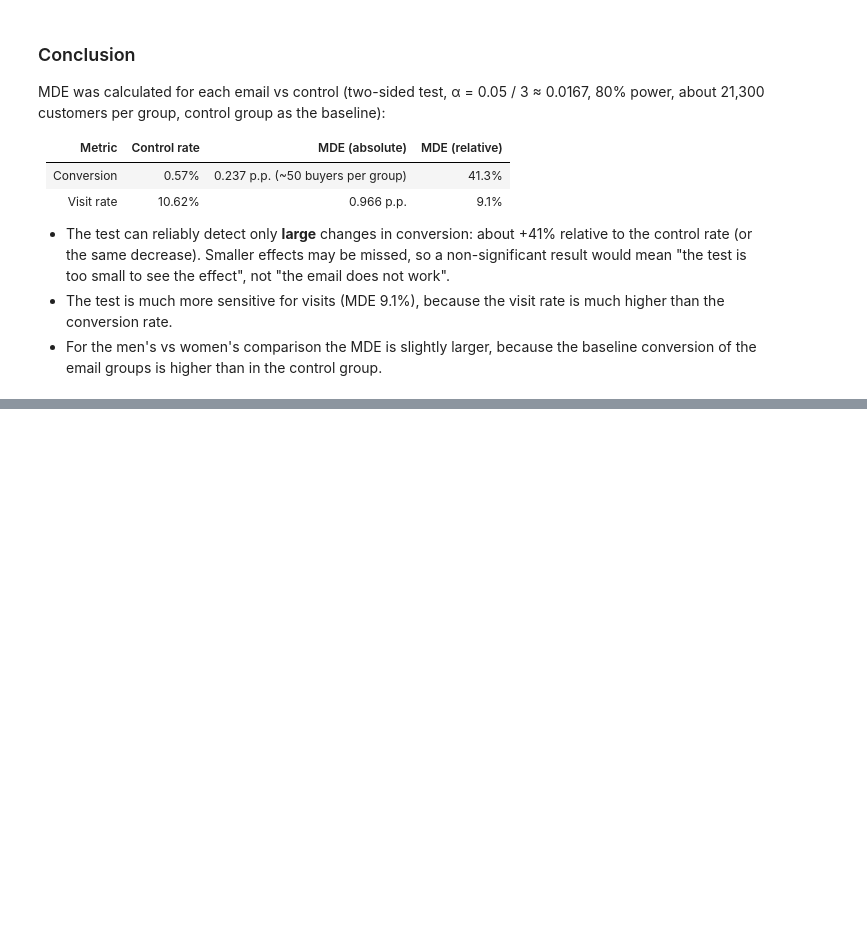
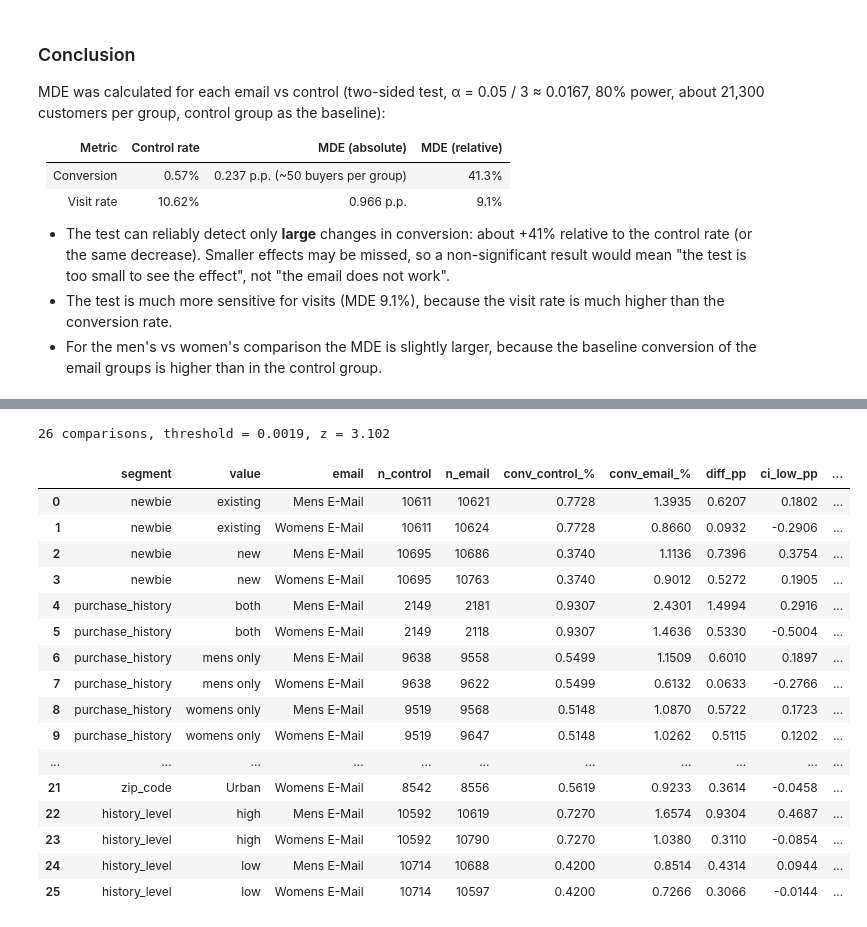
Before and after one commit to TemurRikhsitillaev/hillstrom-ab-test, a Jupyter notebook: notebook/hillstrom_ab_test.ipynb, the cells around one changed output, grey strips where cells are left out. Saved outputs shown, nothing was run; the diff lists cells and outputs as text; code cells hidden in the pictures; blank space fills up the shorter version.

```diff
--- a/notebook/hillstrom_ab_test.ipynb
+++ b/notebook/hillstrom_ab_test.ipynb
@@ -455,0 +772,73 @@ MDE was calculated for each email vs control (two-sided test, α = 0.05 / 3 ≈
+# %%
+df['purchase_history'] = np.select(
+    [(df['mens'] == 1) & (df['womens'] == 0), (df['mens'] == 0) & (df['womens'] == 1)],
+    ['mens only', 'womens only'],
+    default='both',
+)
+df['history_level'] = np.where(df['history'] >= df['history'].median(), 'high', 'low')
+df['newbie_label'] = df['newbie'].map({0: 'existing', 1: 'new'})
+
+segment_columns = {
+    'newbie': 'newbie_label',
+    'purchase_history': 'purchase_history',
+    'channel': 'channel',
+    'zip_code': 'zip_code',
+    'history_level': 'history_level',
+}
+emails = ['Mens E-Mail', 'Womens E-Mail']
+
+n_comparisons = sum(df[col].nunique() for col in segment_columns.values()) * len(emails)
+alpha_seg = 0.05 / n_comparisons
+z_seg = norm.ppf(1 - alpha_seg / 2)
+print(f'{n_comparisons} comparisons, threshold = {alpha_seg:.4f}, z = {z_seg:.3f}')
+
+rows = []
+for segment, col in segment_columns.items():
+    for value in sorted(df[col].unique()):
+        part = df[df[col] == value]
+        a = part[part['segment'] == 'No E-Mail']['conversion']
+        for email in emails:
+            b = part[part['segment'] == email]['conversion']
+            x_a, n_a, x_b, n_b = a.sum(), len(a), b.sum(), len(b)
+            p_a, p_b = x_a / n_a, x_b / n_b
+            p_pool = (x_a + x_b) / (n_a + n_b)
+            se_test = np.sqrt(p_pool * (1 - p_pool) * (1 / n_a + 1 / n_b))
+            se_ci = np.sqrt(p_a * (1 - p_a) / n_a + p_b * (1 - p_b) / n_b)
+            z = (p_b - p_a) / se_test
+            p_value = 2 * norm.sf(abs(z))
+            rows.append({
+                'segment': segment,
+                'value': value,
+                'email': email,
+                'n_control': n_a,
+                'n_email': n_b,
+                'conv_control_%': p_a * 100,
+                'conv_email_%': p_b * 100,
+                'diff_pp': (p_b - p_a) * 100,
+                'ci_low_pp': (p_b - p_a - z_seg * se_ci) * 100,
+                'ci_high_pp': (p_b - p_a + z_seg * se_ci) * 100,
+                'p_value': p_value,
+                'significant': p_value <= alpha_seg,
+            })
+
+segment_results = pd.DataFrame(rows)
+segment_results.round(4)
+# %% [output]
+26 comparisons, threshold = 0.0019, z = 3.102
+|  | segment | value | email | n_control | n_email | conv_control_% | conv_email_% | diff_pp | ci_low_pp | ... |
+| 0 | newbie | existing | Mens E-Mail | 10611 | 10621 | 0.7728 | 1.3935 | 0.6207 | 0.1802 | ... |
+| 1 | newbie | existing | Womens E-Mail | 10611 | 10624 | 0.7728 | 0.8660 | 0.0932 | -0.2906 | ... |
+| 2 | newbie | new | Mens E-Mail | 10695 | 10686 | 0.3740 | 1.1136 | 0.7396 | 0.3754 | ... |
+| 3 | newbie | new | Womens E-Mail | 10695 | 10763 | 0.3740 | 0.9012 | 0.5272 | 0.1905 | ... |
+| 4 | purchase_history | both | Mens E-Mail | 2149 | 2181 | 0.9307 | 2.4301 | 1.4994 | 0.2916 | ... |
+| 5 | purchase_history | both | Womens E-Mail | 2149 | 2118 | 0.9307 | 1.4636 | 0.5330 | -0.5004 | ... |
+| 6 | purchase_history | mens only | Mens E-Mail | 9638 | 9558 | 0.5499 | 1.1509 | 0.6010 | 0.1897 | ... |
+| 7 | purchase_history | mens only | Womens E-Mail | 9638 | 9622 | 0.5499 | 0.6132 | 0.0633 | -0.2766 | ... |
+| 8 | purchase_history | womens only | Mens E-Mail | 9519 | 9568 | 0.5148 | 1.0870 | 0.5722 | 0.1723 | ... |
+| 9 | purchase_history | womens only | Womens E-Mail | 9519 | 9647 | 0.5148 | 1.0262 | 0.5115 | 0.1202 | ... |
+| ... | ... | ... | ... | ... | ... | ... | ... | ... | ... | ... |
+| 21 | zip_code | Urban | Womens E-Mail | 8542 | 8556 | 0.5619 | 0.9233 | 0.3614 | -0.0458 | ... |
+| 22 | history_level | high | Mens E-Mail | 10592 | 10619 | 0.7270 | 1.6574 | 0.9304 | 0.4687 | ... |
+| 23 | history_level | high | Womens E-Mail | 10592 | 10790 | 0.7270 | 1.0380 | 0.3110 | -0.0854 | ... |
+| 24 | history_level | low | Mens E-Mail | 10714 | 10688 | 0.4200 | 0.8514 | 0.4314 | 0.0944 | ... |
+| 25 | history_level | low | Womens E-Mail | 10714 | 10597 | 0.4200 | 0.7266 | 0.3066 | -0.0144 | ... |
```
Also changed, not shown: parts of 30 cells of this notebook.
